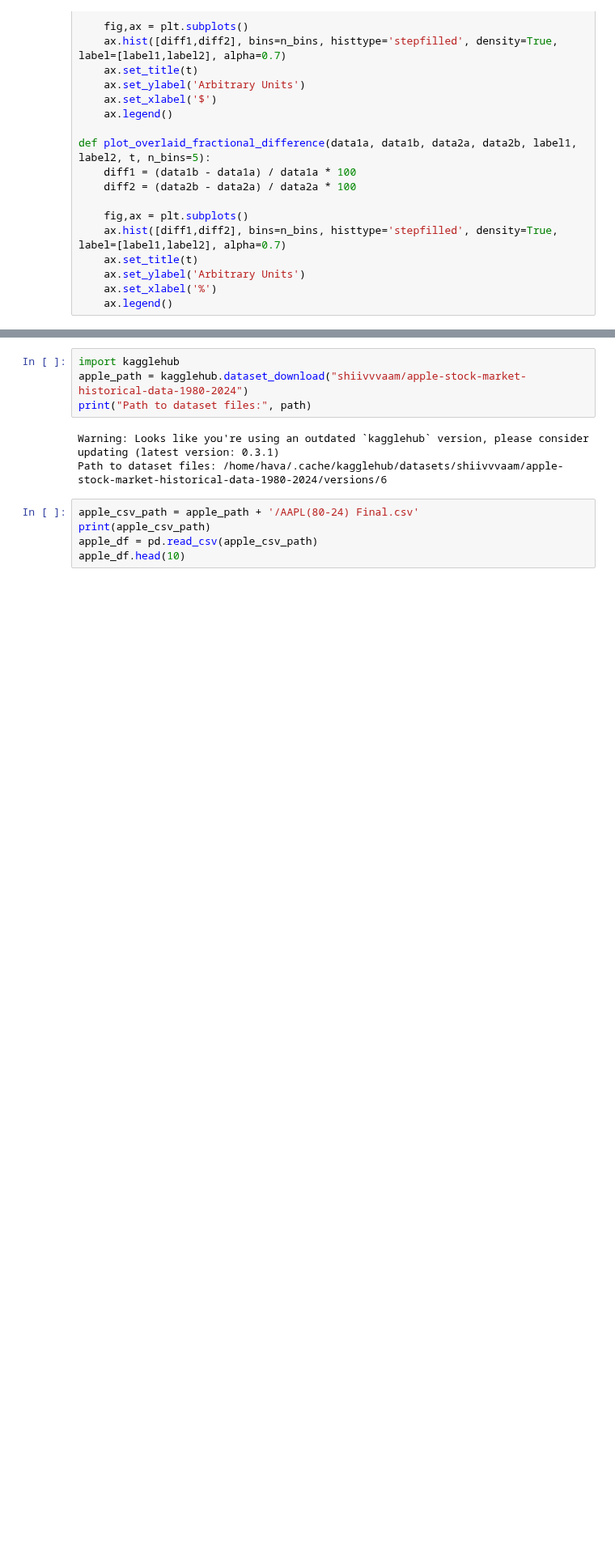
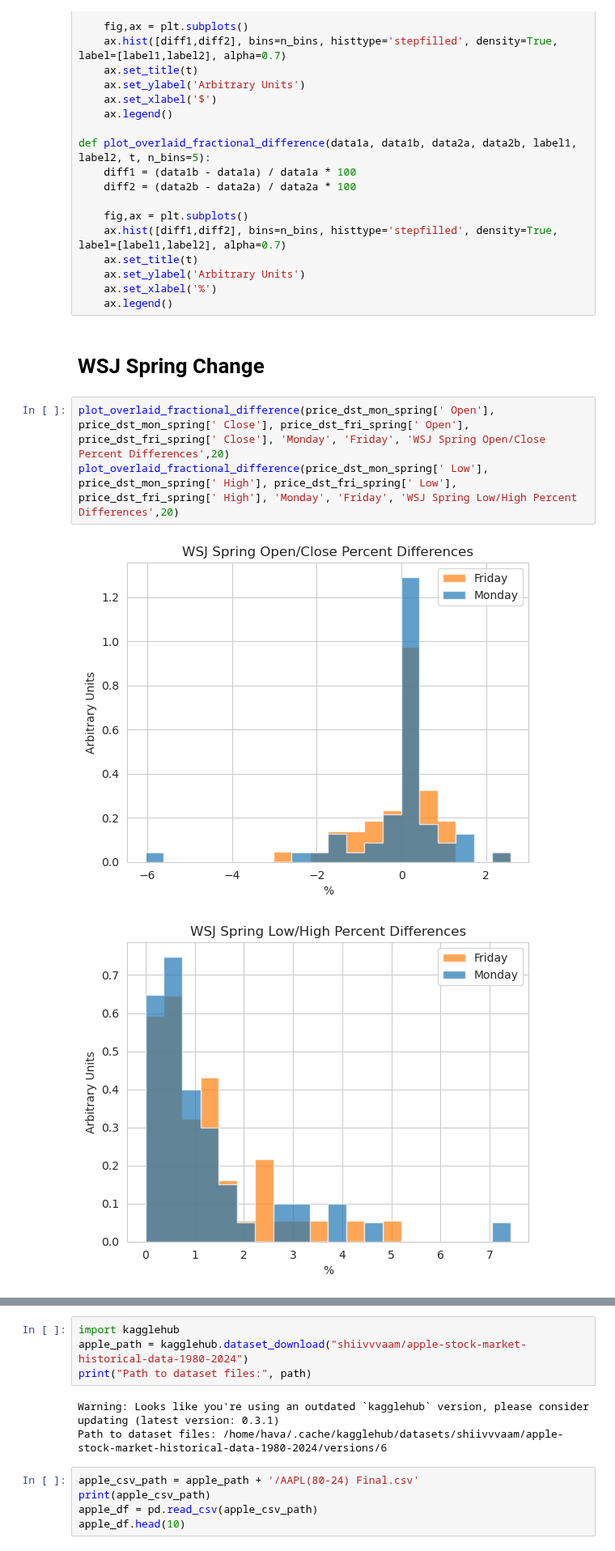
Before and after one commit to ghuckabe/DSTMarketAnalysis, a Jupyter notebook: data_exploration.ipynb, the cells around one changed output, grey strips where cells are left out. Shown at 81% size. Drawn from its saved outputs; the diff is of its cells as text; blank space fills up the shorter version.

Commit message:
Comparing Difference between Friday Open and Monday Close on weekends with and without time change

```diff
--- a/data_exploration.ipynb
+++ b/data_exploration.ipynb
@@ -121,3 +148,11 @@ def plot_overlaid_fractional_difference(data1a, data1b, data2a, data2b, label1,
     ax.set_ylabel('Arbitrary Units')
     ax.set_xlabel('%')
     ax.legend()
+# %% [markdown]
+# WSJ Spring Change
+# %%
+plot_overlaid_fractional_difference(price_dst_mon_spring[' Open'], price_dst_mon_spring[' Close'], price_dst_fri_spring[' Open'], price_dst_fri_spring[' Close'], 'Monday', 'Friday', 'WSJ Spring Open/Close Percent Differences',20)
+plot_overlaid_fractional_difference(price_dst_mon_spring[' Low'], price_dst_mon_spring[' High'], price_dst_fri_spring[' Low'], price_dst_fri_spring[' High'], 'Monday', 'Friday', 'WSJ Spring Low/High Percent Differences',20)
+# %% [output]
+[figure, added]
+[figure, added]
```
Also changed, not shown: parts of 11 cells of this notebook.
